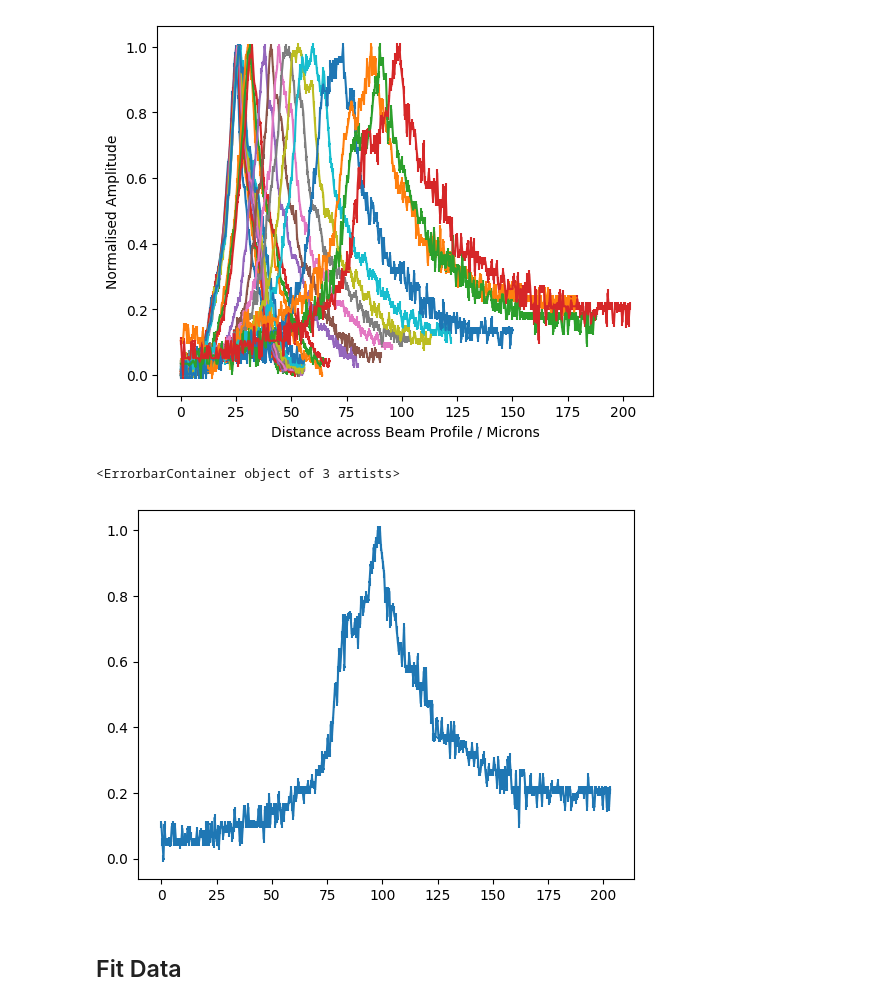
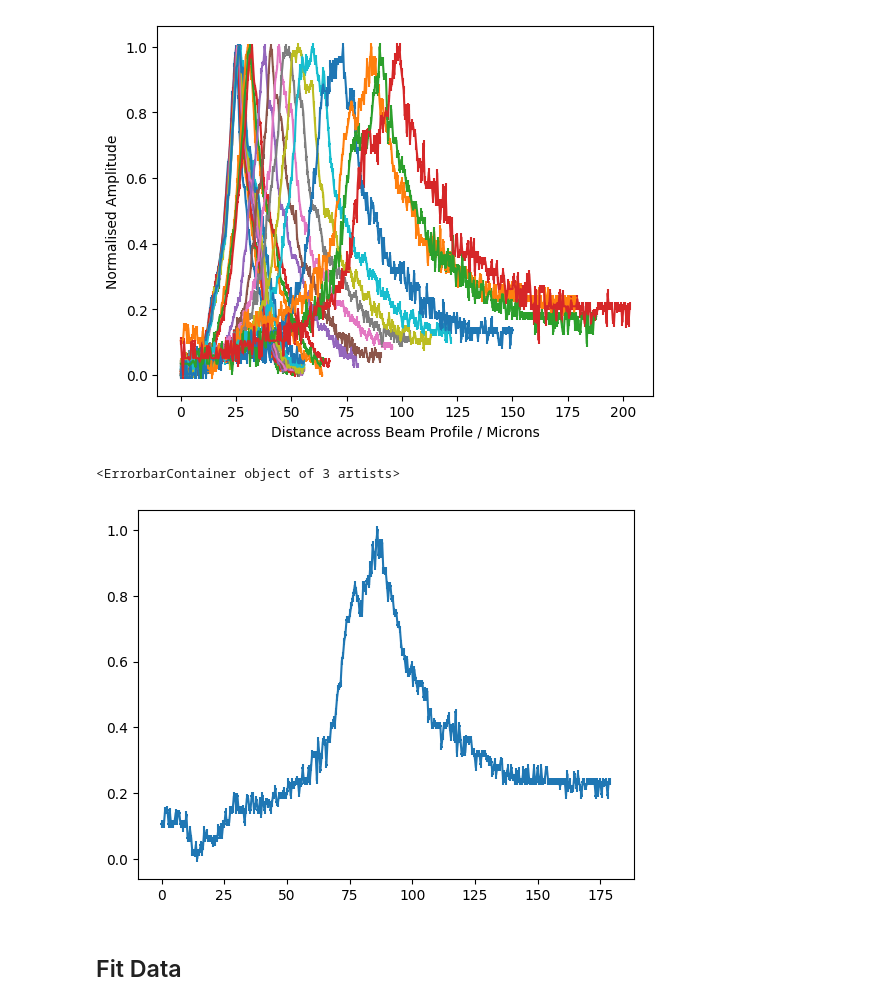
Before and after one commit to akay8/Level4Project, a Jupyter notebook: Fibre_2_30_11.ipynb, the cells around one changed output. Saved outputs shown, nothing was run; the diff lists cells and outputs as text; code cells hidden in the pictures.

```diff
--- a/Fibre_2_30_11.ipynb
+++ b/Fibre_2_30_11.ipynb
@@ -85,11 +85,11 @@ Text(0, 0.5, 'Normalised Amplitude')
 [figure]
 # %%
 # Plot of a far field 'Gaussian' - is this a TEM10 mode?
-largeind = -1
+largeind = 21
 plt.errorbar(all_distances[largeind], all_amps[largeind], xerr=all_distances_errors[largeind],yerr=all_amps_errors[largeind])
 # %% [output]
 <ErrorbarContainer object of 3 artists>
-[figure, old version]
+[figure, new version]
 # %% [markdown]
 ## Fit Data
 # %%
```
Also changed, not shown: parts of 8 cells of this notebook.
